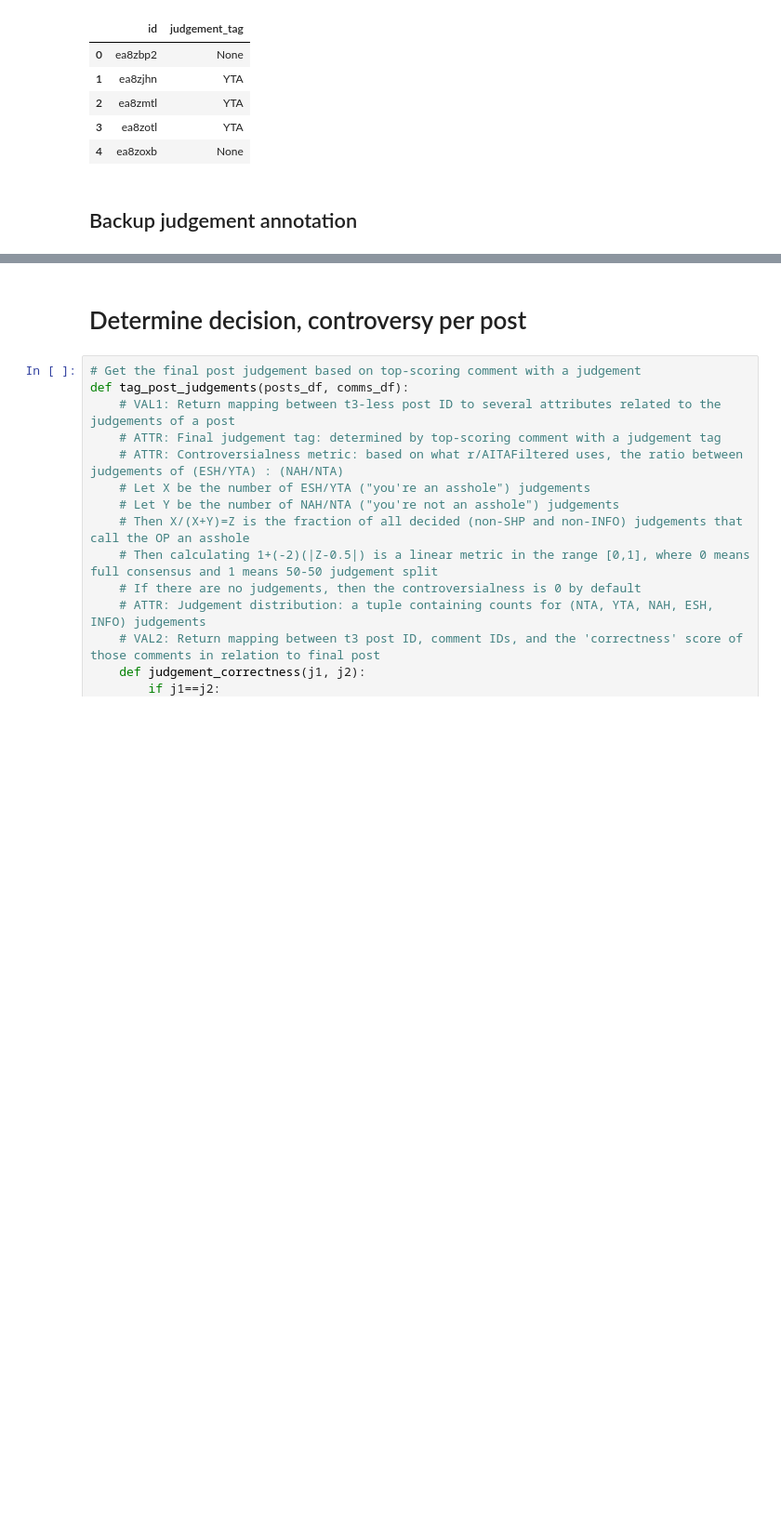
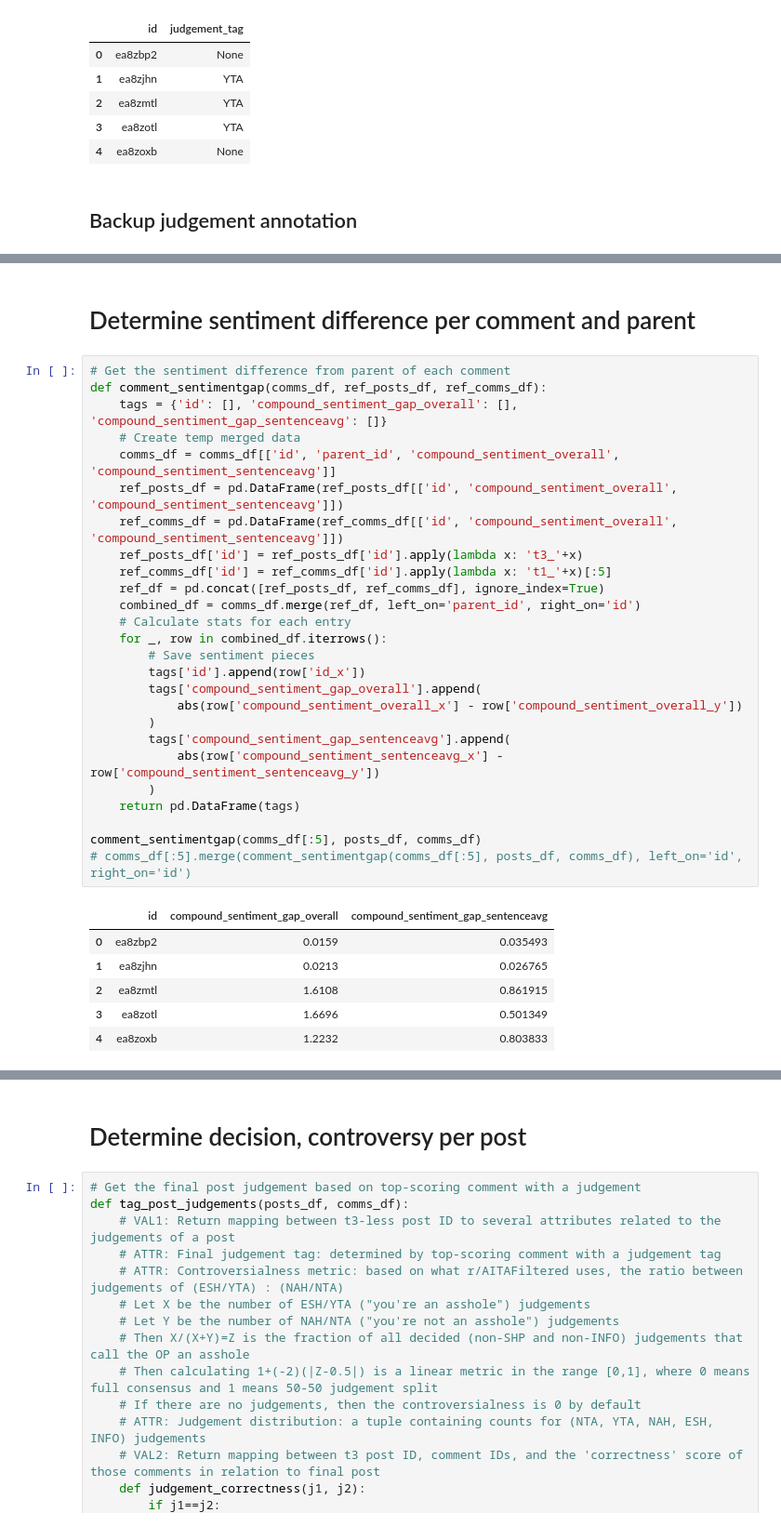
Before and after one commit to cephcyn/cornell_cs6742_a2, a Jupyter notebook: 01_metric_feasibility.ipynb, the cells around one changed output, grey strips where cells are left out. Shown at 93% size. Cells and saved outputs as stored; diff of their text form; blank space fills up the shorter version.

```diff
--- a/01_metric_feasibility.ipynb
+++ b/01_metric_feasibility.ipynb
@@ -257,0 +356,35 @@ comment_sentiment(comms_df[:5])
+# %% [markdown]
+# Determine sentiment difference per comment and parent
+# %%
+# Get the sentiment difference from parent of each comment
+def comment_sentimentgap(comms_df, ref_posts_df, ref_comms_df):
+    tags = {'id': [], 'compound_sentiment_gap_overall': [], 'compound_sentiment_gap_sentenceavg': []}
+    # Create temp merged data
+    comms_df = comms_df[['id', 'parent_id', 'compound_sentiment_overall', 'compound_sentiment_sentenceavg']]
+    ref_posts_df = pd.DataFrame(ref_posts_df[['id', 'compound_sentiment_overall', 'compound_sentiment_sentenceavg']])
+    ref_comms_df = pd.DataFrame(ref_comms_df[['id', 'compound_sentiment_overall', 'compound_sentiment_sentenceavg']])
+    ref_posts_df['id'] = ref_posts_df['id'].apply(lambda x: 't3_'+x)
+    ref_comms_df['id'] = ref_comms_df['id'].apply(lambda x: 't1_'+x)[:5]
+    ref_df = pd.concat([ref_posts_df, ref_comms_df], ignore_index=True)
+    combined_df = comms_df.merge(ref_df, left_on='parent_id', right_on='id')
+    # Calculate stats for each entry
+    for _, row in combined_df.iterrows():
+        # Save sentiment pieces
+        tags['id'].append(row['id_x'])
+        tags['compound_sentiment_gap_overall'].append(
+            abs(row['compound_sentiment_overall_x'] - row['compound_sentiment_overall_y'])
+        )
+        tags['compound_sentiment_gap_sentenceavg'].append(
+            abs(row['compound_sentiment_sentenceavg_x'] - row['compound_sentiment_sentenceavg_y'])
+        )
+    return pd.DataFrame(tags)
+
+comment_sentimentgap(comms_df[:5], posts_df, comms_df)
+# comms_df[:5].merge(comment_sentimentgap(comms_df[:5], posts_df, comms_df), left_on='id', right_on='id')
+# %% [output]
+|  | id | compound_sentiment_gap_overall | compound_sentiment_gap_sentenceavg |
+| 0 | ea8zbp2 | 0.0159 | 0.035493 |
+| 1 | ea8zjhn | 0.0213 | 0.026765 |
+| 2 | ea8zmtl | 1.6108 | 0.861915 |
+| 3 | ea8zotl | 1.6696 | 0.501349 |
+| 4 | ea8zoxb | 1.2232 | 0.803833 |
```
Also changed, not shown: parts of 18 cells of this notebook, 1 other file.
